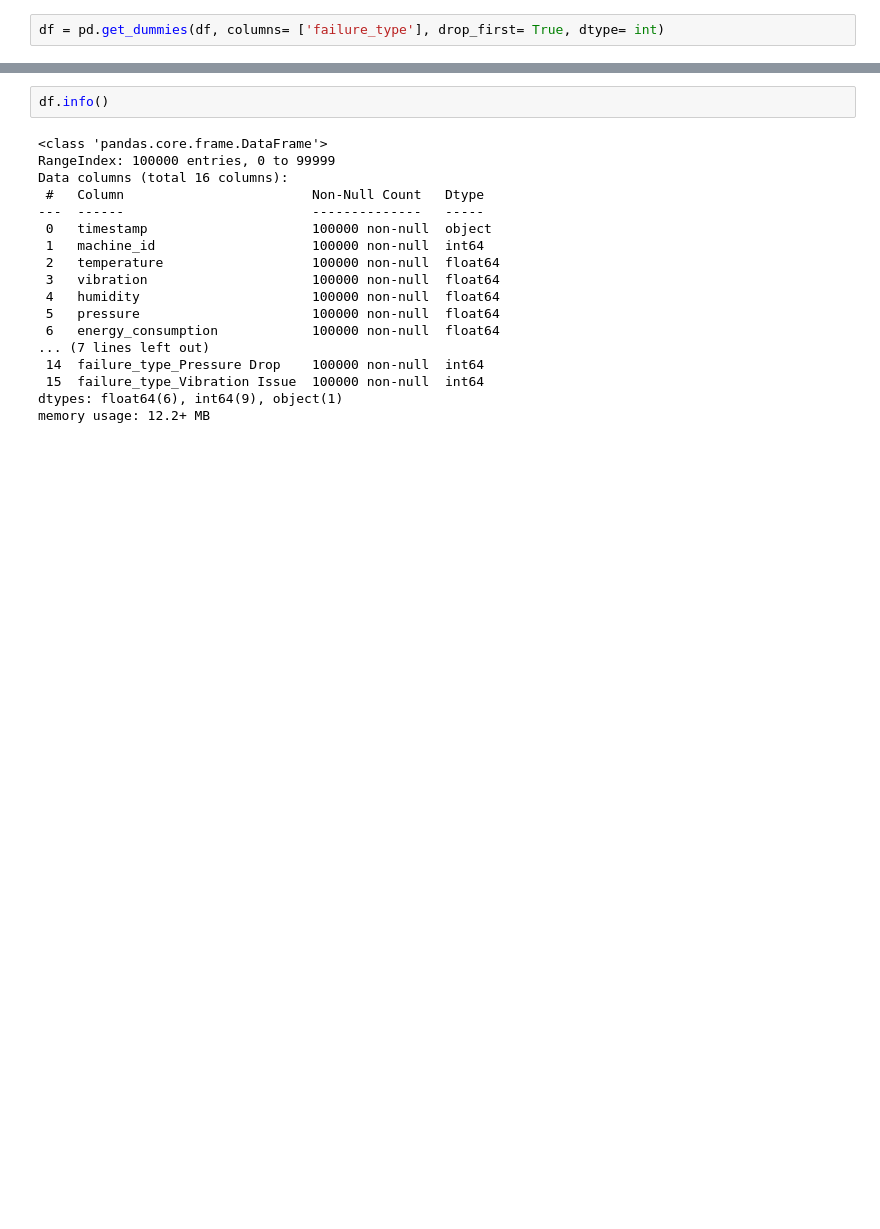
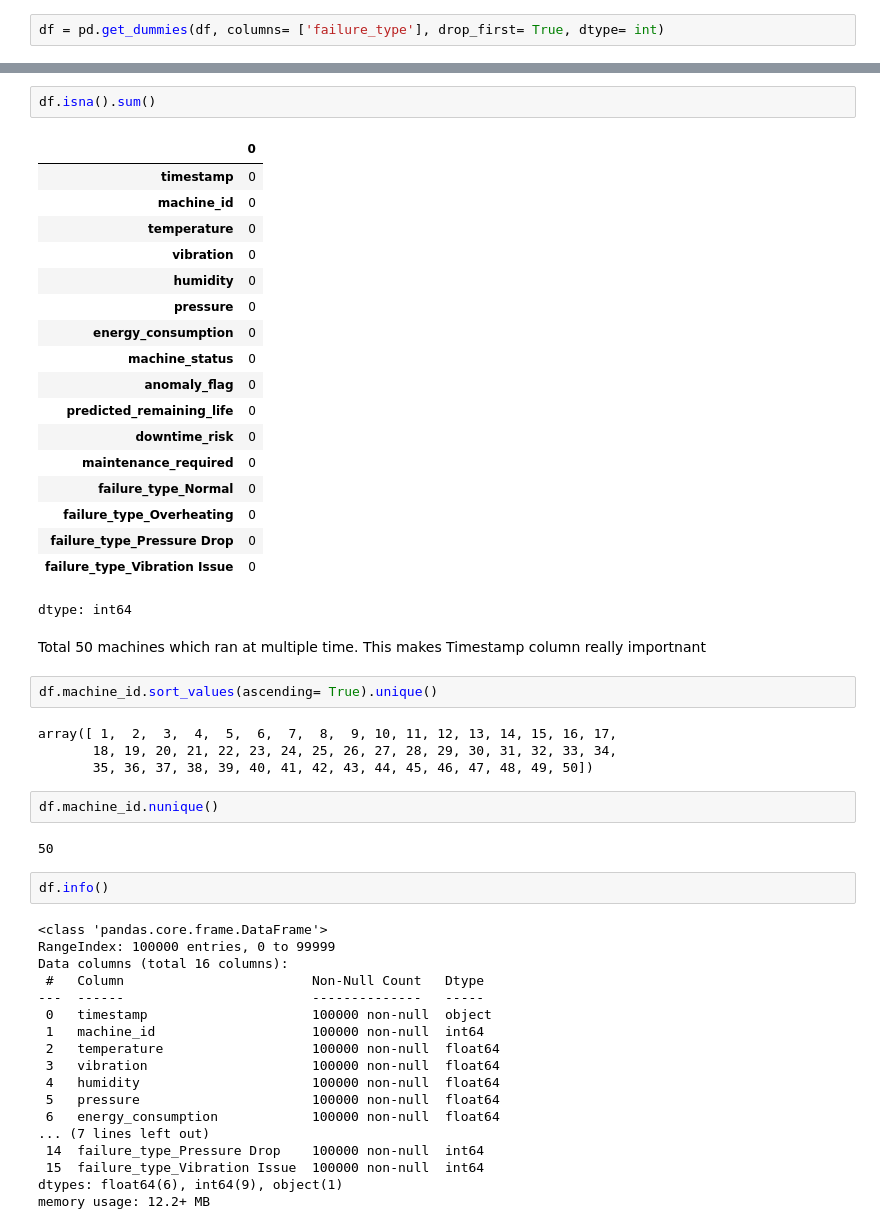
Before and after one commit to harshchamp/IOT_Sensor, a Jupyter notebook: Smart_Manufacturing_IoT.ipynb, the cells around one changed output, grey strips where cells are left out. Cells and saved outputs as stored; diff of their text form; blank space fills up the shorter version.

```diff
--- a/Smart_Manufacturing_IoT.ipynb
+++ b/Smart_Manufacturing_IoT.ipynb
@@ -85,3 +100,36 @@ df = pd.get_dummies(df, columns= ['failure_type'], drop_first= True, dtype= int)
+# %%
+df.isna().sum()
+# %% [output]
+|  | 0 |
+| timestamp | 0 |
+| machine_id | 0 |
+| temperature | 0 |
+| vibration | 0 |
+| humidity | 0 |
+| pressure | 0 |
+| energy_consumption | 0 |
+| machine_status | 0 |
+| anomaly_flag | 0 |
+| predicted_remaining_life | 0 |
+| downtime_risk | 0 |
+| maintenance_required | 0 |
+| failure_type_Normal | 0 |
+| failure_type_Overheating | 0 |
+| failure_type_Pressure Drop | 0 |
+| failure_type_Vibration Issue | 0 |
+dtype: int64
+# %% [markdown]
+Total 50 machines which ran at multiple time. This makes Timestamp column really importnant
+# %%
+df.machine_id.sort_values(ascending= True).unique()
+# %% [output]
+array([ 1,  2,  3,  4,  5,  6,  7,  8,  9, 10, 11, 12, 13, 14, 15, 16, 17,
+       18, 19, 20, 21, 22, 23, 24, 25, 26, 27, 28, 29, 30, 31, 32, 33, 34,
+       35, 36, 37, 38, 39, 40, 41, 42, 43, 44, 45, 46, 47, 48, 49, 50])
+# %%
+df.machine_id.nunique()
+# %% [output]
+50
 # %%
 df.info()
 # %% [output]
```
Also changed, not shown: parts of 3 cells of this notebook.
